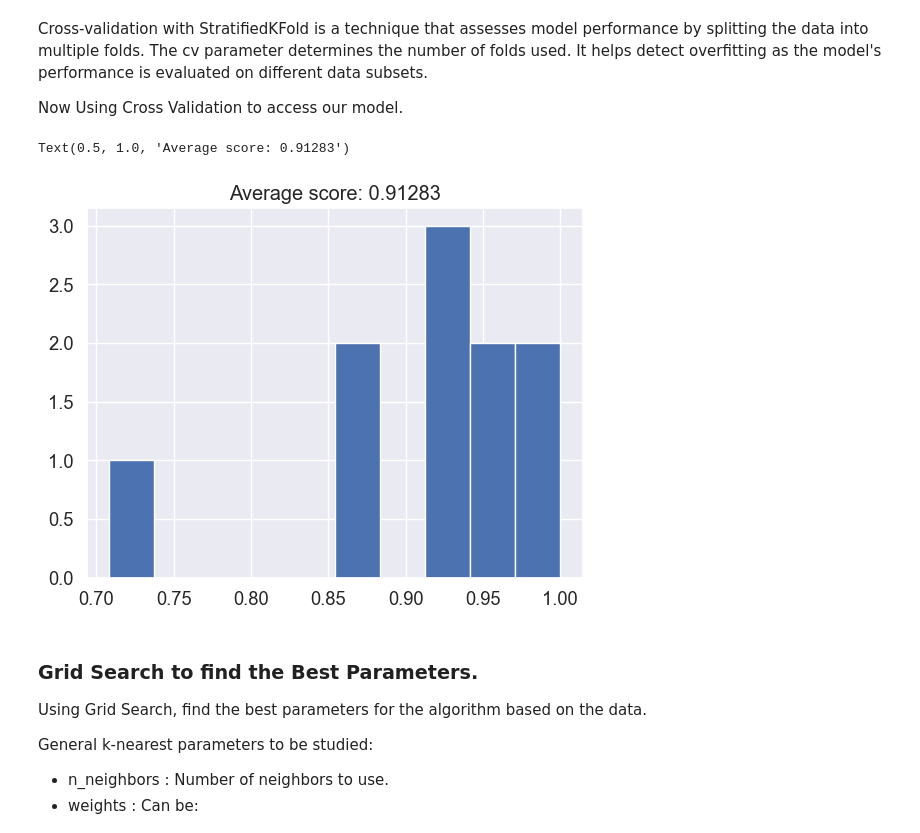
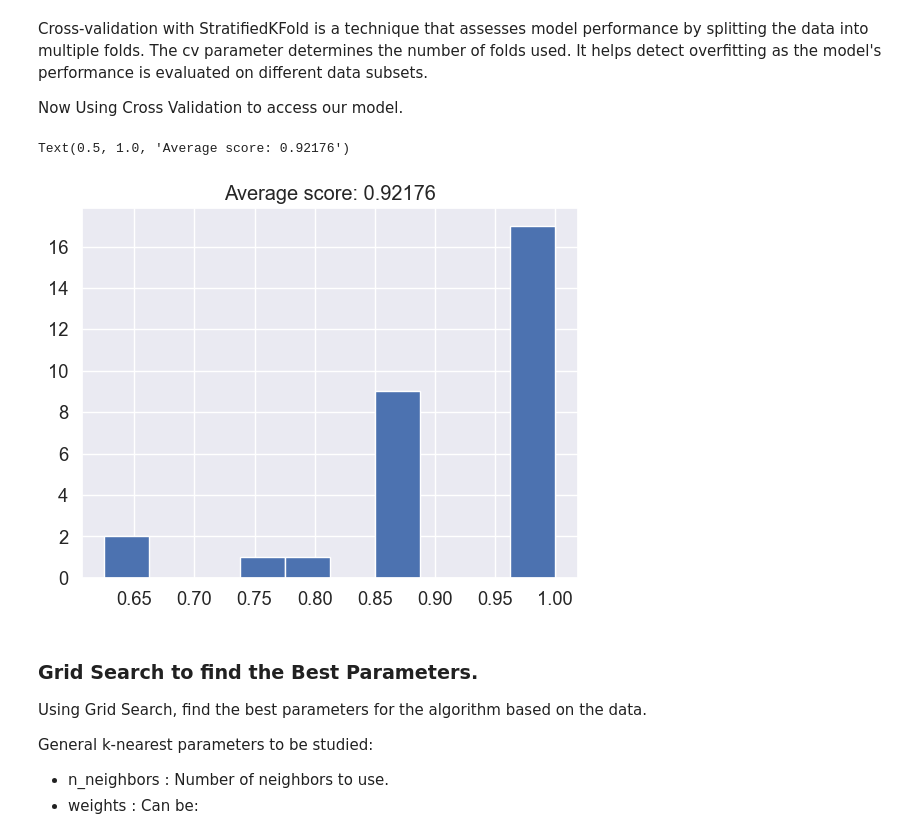
Before and after one commit to tommygomez25/IA, a Jupyter notebook: Projeto2/project.ipynb, the cells around one changed output. Drawn from its saved outputs; the diff is of its cells as text; code cells hidden in the pictures.

```diff
--- a/Projeto2/project.ipynb
+++ b/Projeto2/project.ipynb
@@ -277,12 +277,12 @@ The cv parameter determines the number of folds used. It helps detect overfittin
 
 Now Using Cross Validation to access our model.
 # %%
-cv_scores = cross_val_score(knn, all_inputs, all_labels , cv=10)
+cv_scores = cross_val_score(knn, all_inputs, all_labels , cv=30)
 plt.hist(cv_scores)
 plt.title('Average score: {:.5f}'.format(np.mean(cv_scores)))
 # %% [output]
-Text(0.5, 1.0, 'Average score: 0.91283')
+Text(0.5, 1.0, 'Average score: 0.92176')
-[figure, old version]
+[figure, new version]
 # %% [markdown]
 ### Grid Search to find the Best Parameters.
 
```
Also changed, not shown: parts of 6 cells of this notebook.
